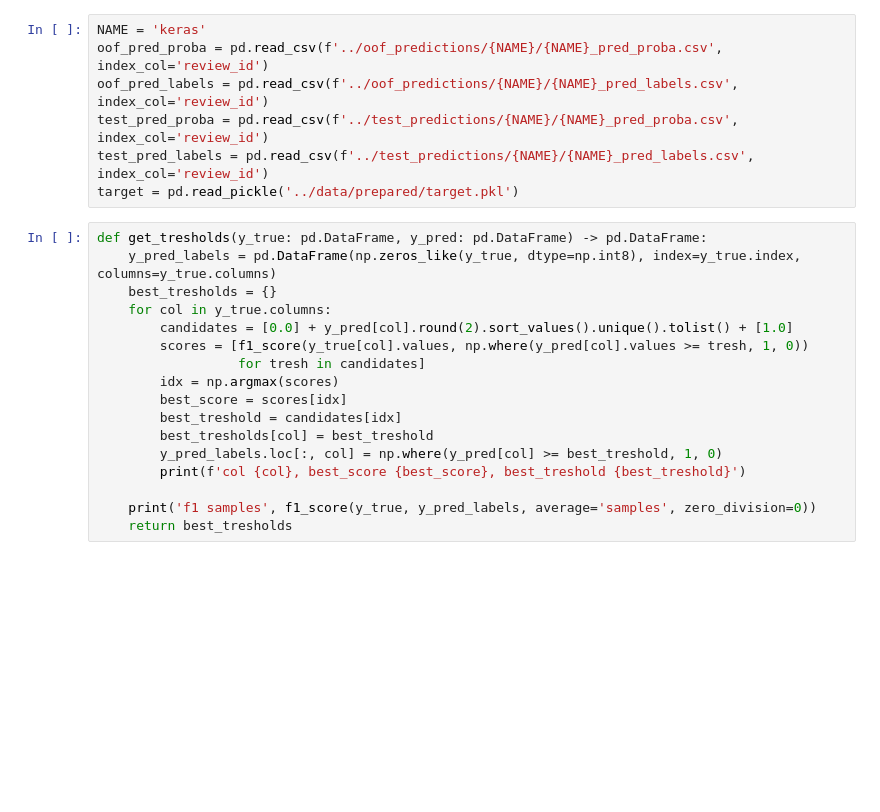
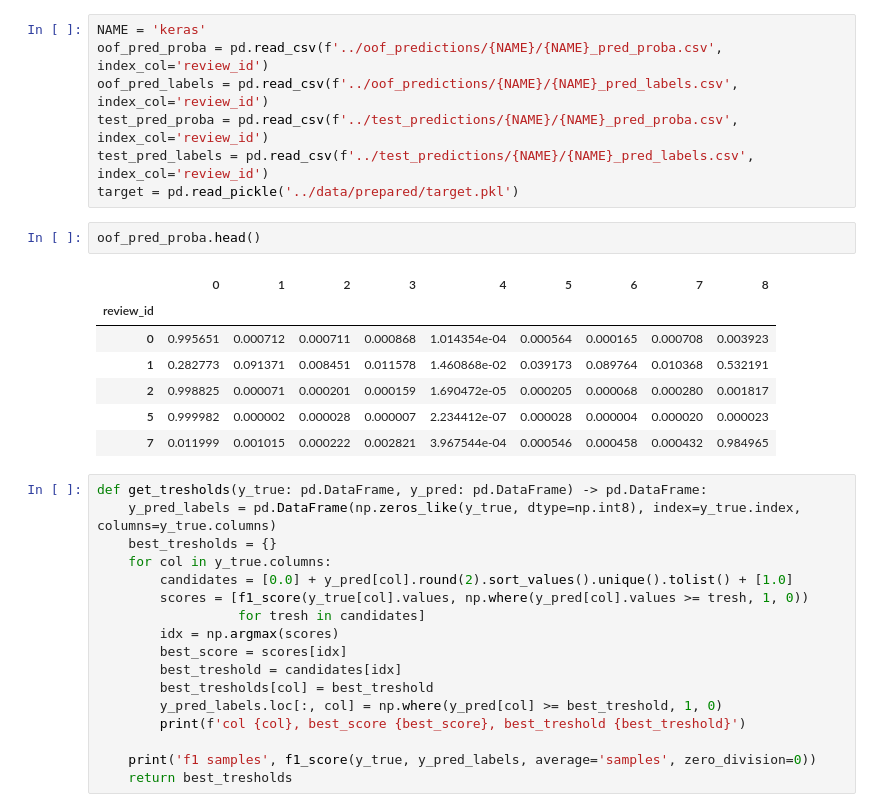
Before and after one commit to ashimko/boosters_hh, a Jupyter notebook: notebooks/analysis.ipynb, the cells around one changed output. Drawn from its saved outputs; the diff is of its cells as text; blank space fills up the shorter version.

```diff
--- a/notebooks/analysis.ipynb
+++ b/notebooks/analysis.ipynb
@@ -16,6 +16,16 @@ oof_pred_labels = pd.read_csv(f'../oof_predictions/{NAME}/{NAME}_pred_labels.csv
 test_pred_proba = pd.read_csv(f'../test_predictions/{NAME}/{NAME}_pred_proba.csv', index_col='review_id')
 test_pred_labels = pd.read_csv(f'../test_predictions/{NAME}/{NAME}_pred_labels.csv', index_col='review_id')
 target = pd.read_pickle('../data/prepared/target.pkl')
+# %%
+oof_pred_proba.head()
+# %% [output]
+|  | 0 | 1 | 2 | 3 | 4 | 5 | 6 | 7 | 8 |
+| review_id |  |  |  |  |  |  |  |  |  |
+| 0 | 0.995651 | 0.000712 | 0.000711 | 0.000868 | 1.014354e-04 | 0.000564 | 0.000165 | 0.000708 | 0.003923 |
+| 1 | 0.282773 | 0.091371 | 0.008451 | 0.011578 | 1.460868e-02 | 0.039173 | 0.089764 | 0.010368 | 0.532191 |
+| 2 | 0.998825 | 0.000071 | 0.000201 | 0.000159 | 1.690472e-05 | 0.000205 | 0.000068 | 0.000280 | 0.001817 |
+| 5 | 0.999982 | 0.000002 | 0.000028 | 0.000007 | 2.234412e-07 | 0.000028 | 0.000004 | 0.000020 | 0.000023 |
+| 7 | 0.011999 | 0.001015 | 0.000222 | 0.002821 | 3.967544e-04 | 0.000546 | 0.000458 | 0.000432 | 0.984965 |
 # %%
 def get_tresholds(y_true: pd.DataFrame, y_pred: pd.DataFrame) -> pd.DataFrame:
     y_pred_labels = pd.DataFrame(np.zeros_like(y_true, dtype=np.int8), index=y_true.index, columns=y_true.columns)
```
Also changed, not shown: parts of 30 cells of this notebook, 37 other files.
